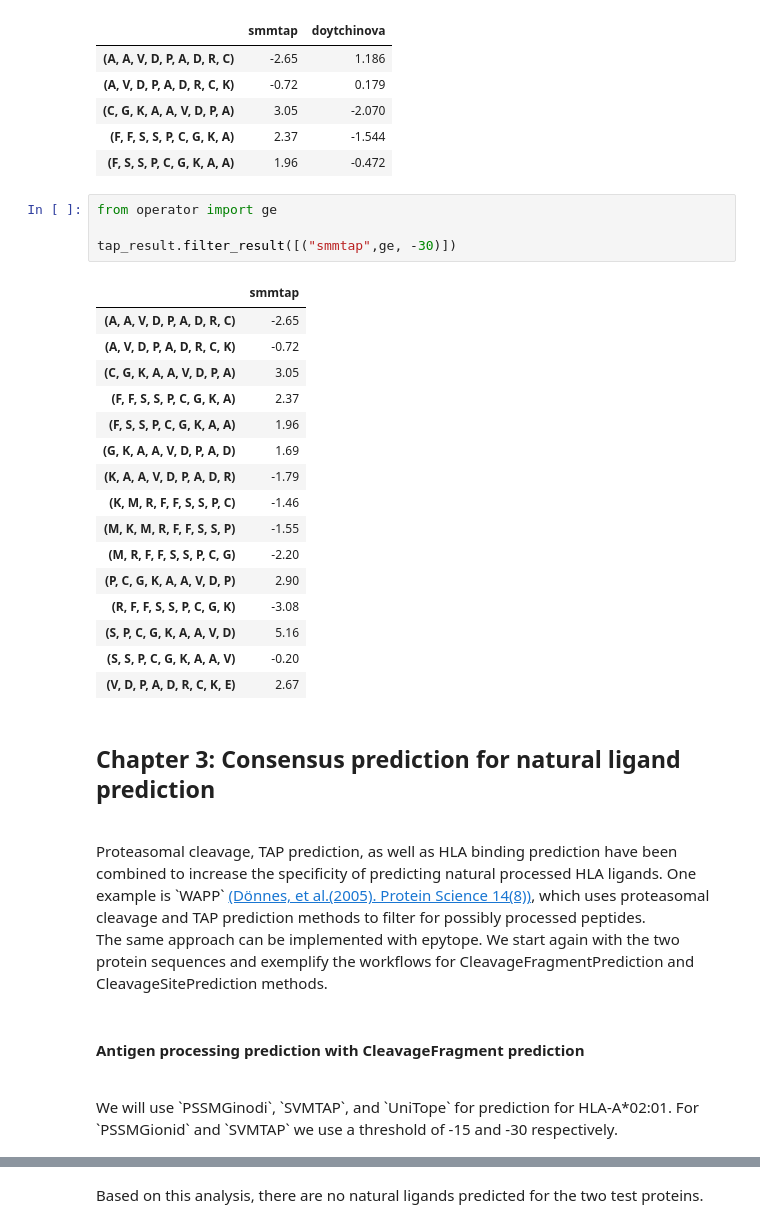
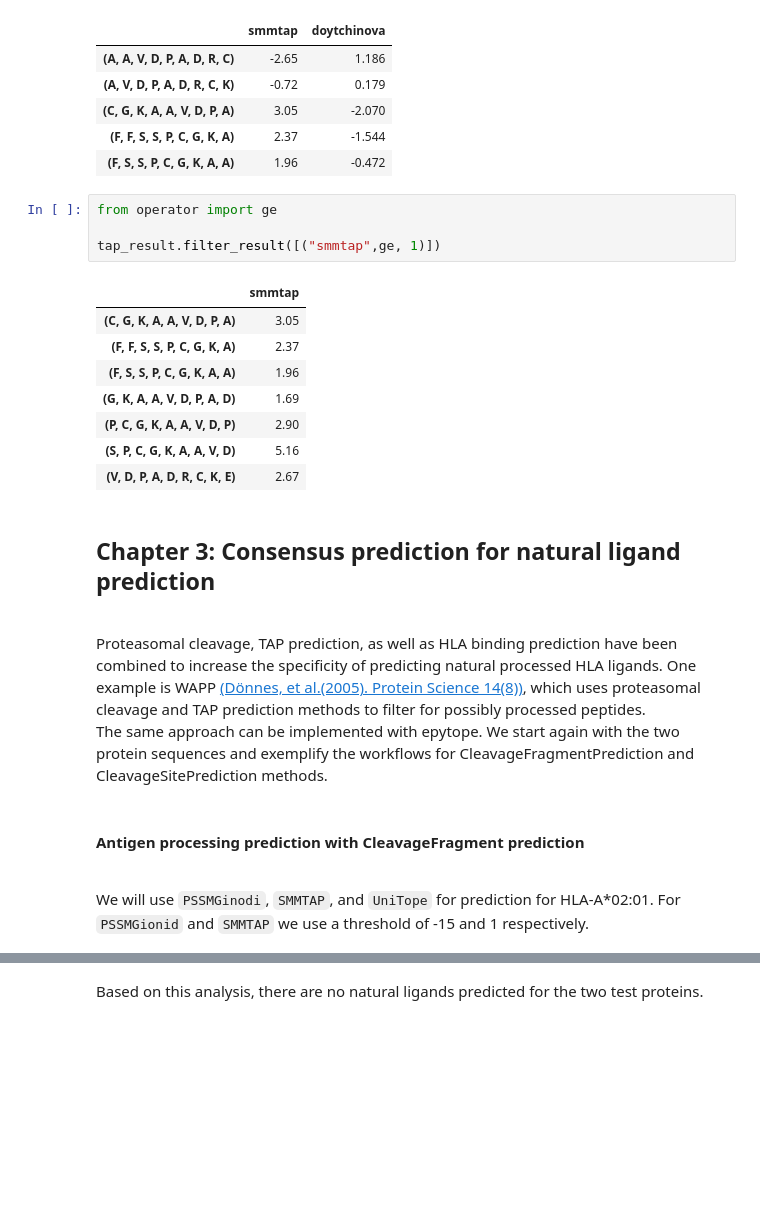
Before and after one commit to KohlbacherLab/epytope, a Jupyter notebook: epytope/tutorials/CleavageAndTAPPrediction.ipynb, the cells around one changed output, grey strips where cells are left out. Saved outputs shown, nothing was run; the diff lists cells and outputs as text; blank space fills up the shorter version.

Commit message:
double check CleavageAndTAPPrediction

```diff
--- a/epytope/tutorials/CleavageAndTAPPrediction.ipynb
+++ b/epytope/tutorials/CleavageAndTAPPrediction.ipynb
@@ -176,34 +176,26 @@ tap_result.merge_results(tap_result2).head()
 # %%
 from operator import ge
 
-tap_result.filter_result([("smmtap",ge, -30)])
+tap_result.filter_result([("smmtap",ge, 1)])
 # %% [output]
 |  | smmtap |
-| (A, A, V, D, P, A, D, R, C) | -2.65 |
-| (A, V, D, P, A, D, R, C, K) | -0.72 |
 | (C, G, K, A, A, V, D, P, A) | 3.05 |
 | (F, F, S, S, P, C, G, K, A) | 2.37 |
 | (F, S, S, P, C, G, K, A, A) | 1.96 |
 | (G, K, A, A, V, D, P, A, D) | 1.69 |
-| (K, A, A, V, D, P, A, D, R) | -1.79 |
-| (K, M, R, F, F, S, S, P, C) | -1.46 |
-| (M, K, M, R, F, F, S, S, P) | -1.55 |
-| (M, R, F, F, S, S, P, C, G) | -2.20 |
 | (P, C, G, K, A, A, V, D, P) | 2.90 |
-| (R, F, F, S, S, P, C, G, K) | -3.08 |
 | (S, P, C, G, K, A, A, V, D) | 5.16 |
-| (S, S, P, C, G, K, A, A, V) | -0.20 |
 | (V, D, P, A, D, R, C, K, E) | 2.67 |
 # %% [markdown]
 <h2> Chapter 3: Consensus prediction for natural ligand prediction </h2>
 <br/>
-Proteasomal cleavage, TAP prediction, as well as HLA binding prediction have been combined to increase the specificity of predicting natural processed HLA ligands. One example is `WAPP` <a href="http://www.ncbi.nlm.nih.gov/pmc/articles/PMC2279325/">(Dönnes, et al.(2005). Protein Science 14(8))</a>, which uses proteasomal cleavage and TAP prediction methods to filter for possibly processed peptides.
+Proteasomal cleavage, TAP prediction, as well as HLA binding prediction have been combined to increase the specificity of predicting natural processed HLA ligands. One example is WAPP <a href="http://www.ncbi.nlm.nih.gov/pmc/articles/PMC2279325/">(Dönnes, et al.(2005). Protein Science 14(8))</a>, which uses proteasomal cleavage and TAP prediction methods to filter for possibly processed peptides.
 
 The same approach can be implemented with epytope. We start again with the two protein sequences and exemplify the workflows for CleavageFragmentPrediction and CleavageSitePrediction methods.
 # %% [markdown]
 <h4> Antigen processing prediction with CleavageFragment prediction </h4>
 <br/>
-We will use `PSSMGinodi`, `SVMTAP`, and `UniTope` for prediction for HLA-A*02:01. For `PSSMGionid` and `SVMTAP` we use a threshold of -15 and -30 respectively.
+We will use <code>PSSMGinodi</code>, <code>SMMTAP</code>, and <code>UniTope</code> for prediction for HLA-A*02:01. For <code>PSSMGionid</code> and <code>SMMTAP</code> we use a threshold of -15 and 1 respectively.
 # %%
 from operator import ge
 from epytope.Core import Allele
```
Also changed, not shown: parts of 4 cells of this notebook.
